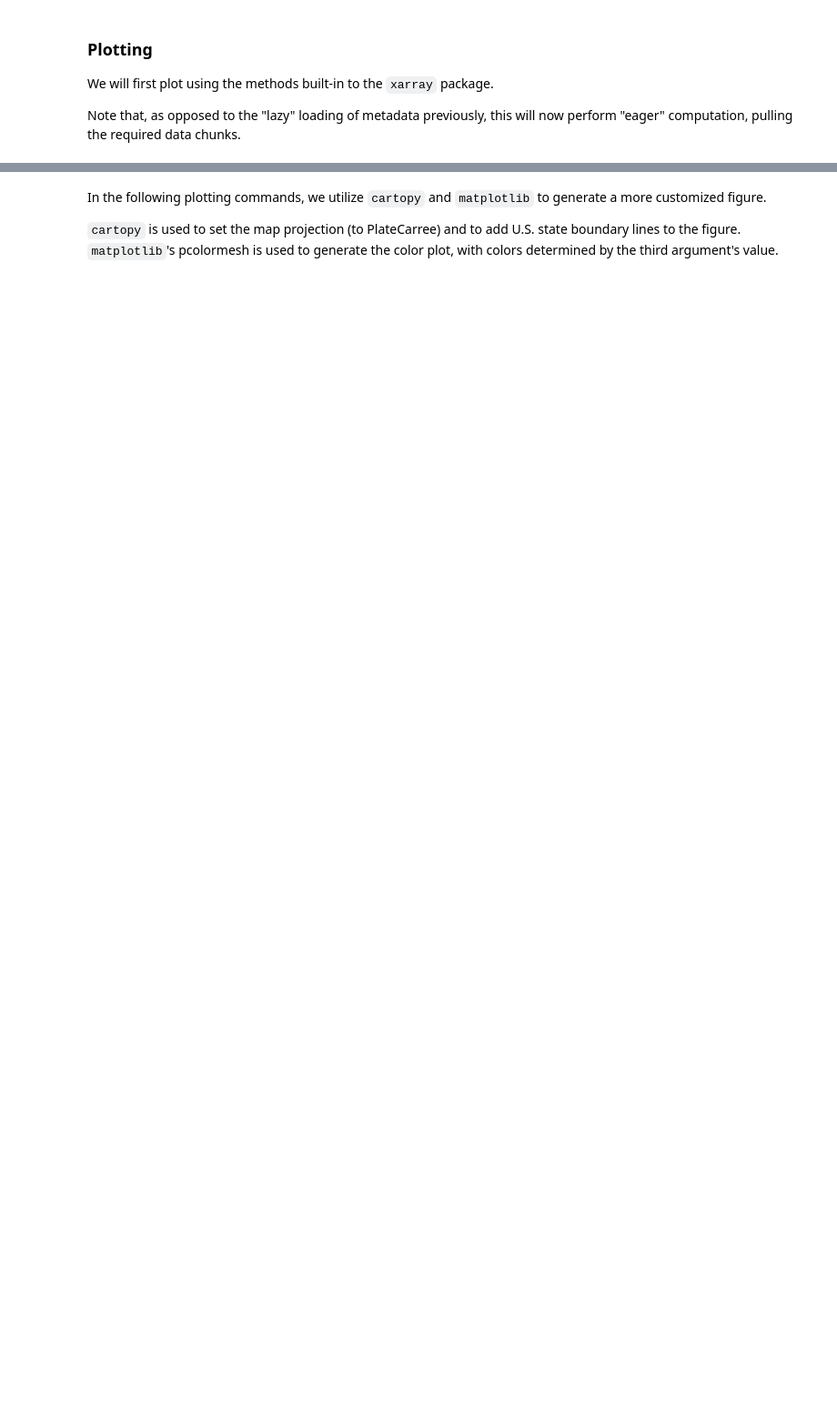
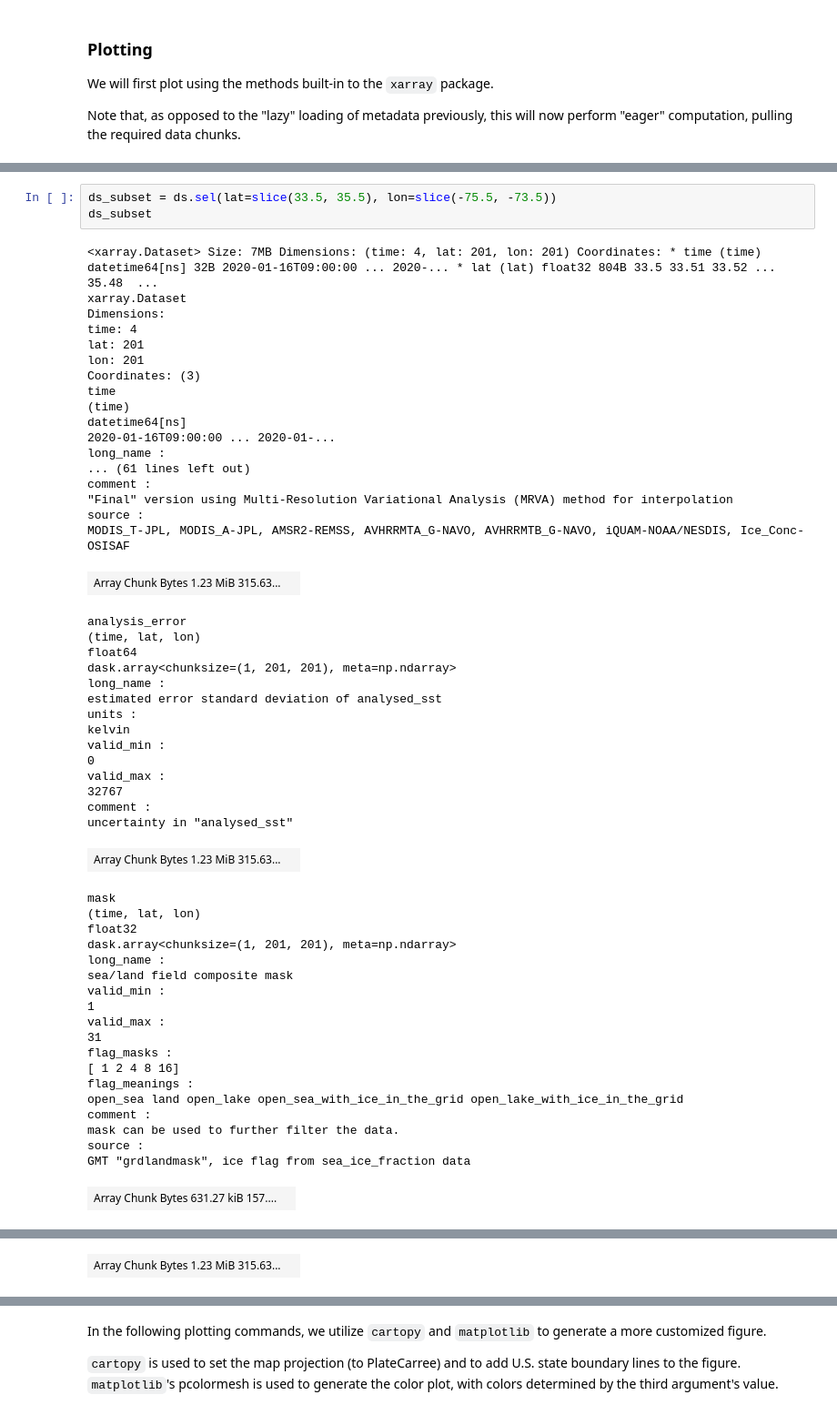
Before and after one commit to nmfs-opensci/EDMW-EarthData-Workshop-2024, a Jupyter notebook: tutorials/python/2-subset-and-plot.ipynb, the cells around one changed output, grey strips where cells are left out. Shown: that part at 91% size. Saved outputs shown, nothing was run; the diff lists cells and outputs as text; blank space fills up the shorter version.

```diff
--- a/tutorials/python/2-subset-and-plot.ipynb
+++ b/tutorials/python/2-subset-and-plot.ipynb
@@ -215,0 +180,56 @@ prcp = ds_subset['precipitation'].where(
+# %%
+ds_subset = ds.sel(lat=slice(33.5, 35.5), lon=slice(-75.5, -73.5))
+ds_subset
+# %% [output]
+<xarray.Dataset> Size: 7MB Dimensions: (time: 4, lat: 201, lon: 201) Coordinates: * time (time) datetime64[ns] 32B 2020-01-16T09:00:00 ... 2020-... * lat (lat) float32 804B 33.5 33.51 33.52 ... 35.48  ...
+xarray.Dataset
+Dimensions:
+time: 4
+lat: 201
+lon: 201
+Coordinates: (3)
+time
+(time)
+datetime64[ns]
+2020-01-16T09:00:00 ... 2020-01-...
+long_name :
+... (61 lines left out)
+comment :
+"Final" version using Multi-Resolution Variational Analysis (MRVA) method for interpolation
+source :
+MODIS_T-JPL, MODIS_A-JPL, AMSR2-REMSS, AVHRRMTA_G-NAVO, AVHRRMTB_G-NAVO, iQUAM-NOAA/NESDIS, Ice_Conc-OSISAF
+| Array Chunk Bytes 1.23 MiB 315.63... |  |
+analysis_error
+(time, lat, lon)
+float64
+dask.array<chunksize=(1, 201, 201), meta=np.ndarray>
+long_name :
+estimated error standard deviation of analysed_sst
+units :
+kelvin
+valid_min :
+0
+valid_max :
+32767
+comment :
+uncertainty in "analysed_sst"
+| Array Chunk Bytes 1.23 MiB 315.63... |  |
+mask
+(time, lat, lon)
+float32
+dask.array<chunksize=(1, 201, 201), meta=np.ndarray>
+long_name :
+sea/land field composite mask
+valid_min :
+1
+valid_max :
+31
+flag_masks :
+[ 1 2 4 8 16]
+flag_meanings :
+open_sea land open_lake open_sea_with_ice_in_the_grid open_lake_with_ice_in_the_grid
+comment :
+mask can be used to further filter the data.
+source :
+GMT "grdlandmask", ice flag from sea_ice_fraction data
+| Array Chunk Bytes 631.27 kiB 157.... |  |
@@ -215,0 +252 @@ prcp = ds_subset['precipitation'].where(
+| Array Chunk Bytes 1.23 MiB 315.63... |  |
```
Also changed, not shown: parts of 30 cells of this notebook, 12 other files.
